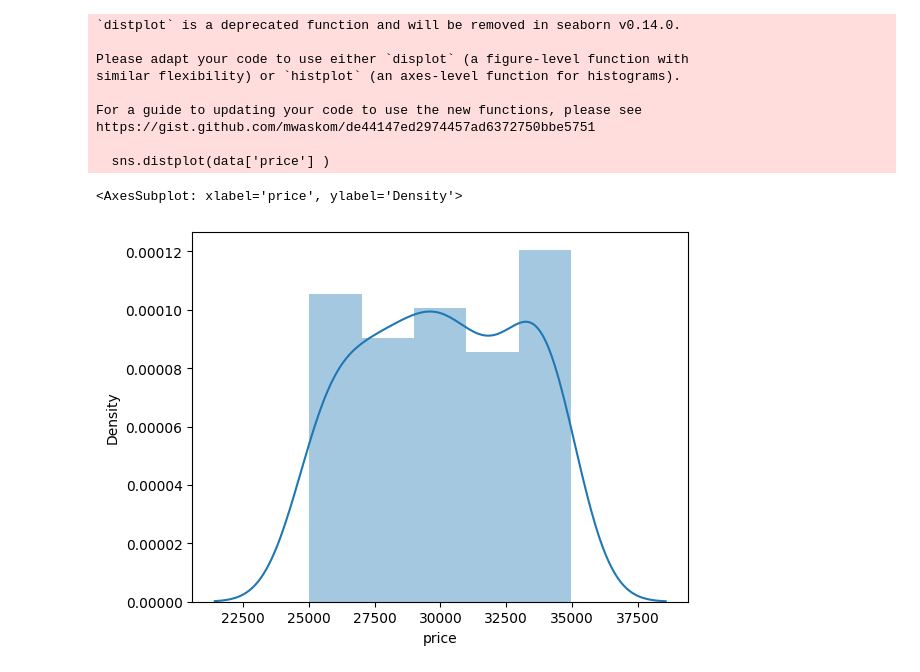
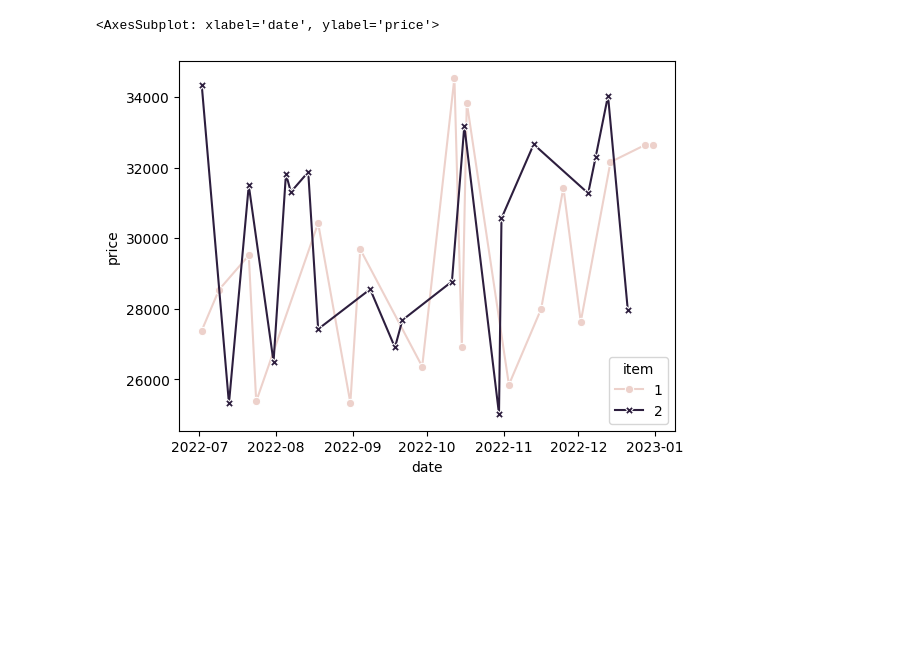
Before and after one commit to Kisekka-Alexander/Prices-Flare, a Jupyter notebook: notebook.ipynb, the cells around one changed output. Drawn from its saved outputs; the diff is of its cells as text; code cells hidden in the pictures; blank space fills up the shorter version.

Commit message:
remove static charts

```diff
--- a/notebook.ipynb
+++ b/notebook.ipynb
@@ -11,24 +11,11 @@ connection = mysql.connector.connect(
     database='price_flare'
 )
 
-query = "SELECT item,price,date(date) date FROM tbl_prices"
+query = "SELECT item,price,date(date) date FROM tbl_prices where date(date) between '2022-01-01' and '2022-12-31'"
 data = pd.read_sql(query, connection)
-x = data['date']
-y = data['price']
-data.head()
-# sns.scatterplot(x=x,y=y, hue='item', data=data)
-# sns.pairplot(data)
-# sns.relplot(x='date', y='price', hue='item', data=data)
-sns.distplot(data['price'] )
+# sns.scatterplot(x='date',y='price', hue='item', data=data)
-# %% [output]
-`distplot` is a deprecated function and will be removed in seaborn v0.14.0.
-
-Please adapt your code to use either `displot` (a figure-level function with
-similar flexibility) or `histplot` (an axes-level function for histograms).
-
-For a guide to updating your code to use the new functions, please see
-https://gist.github.com/mwaskom/de44147ed2974457ad6372750bbe5751
-
-  sns.distplot(data['price'] )
-<AxesSubplot: xlabel='price', ylabel='Density'>
-[figure, removed]
+# %%
+sns.lineplot(data=data, x="date",y="price", hue="item", style="item", markers=True, dashes=False)
+# %% [output]
+<AxesSubplot: xlabel='date', ylabel='price'>
+[figure, added]
```
Also changed, not shown: parts of 1 cell of this notebook, 2 other files.
